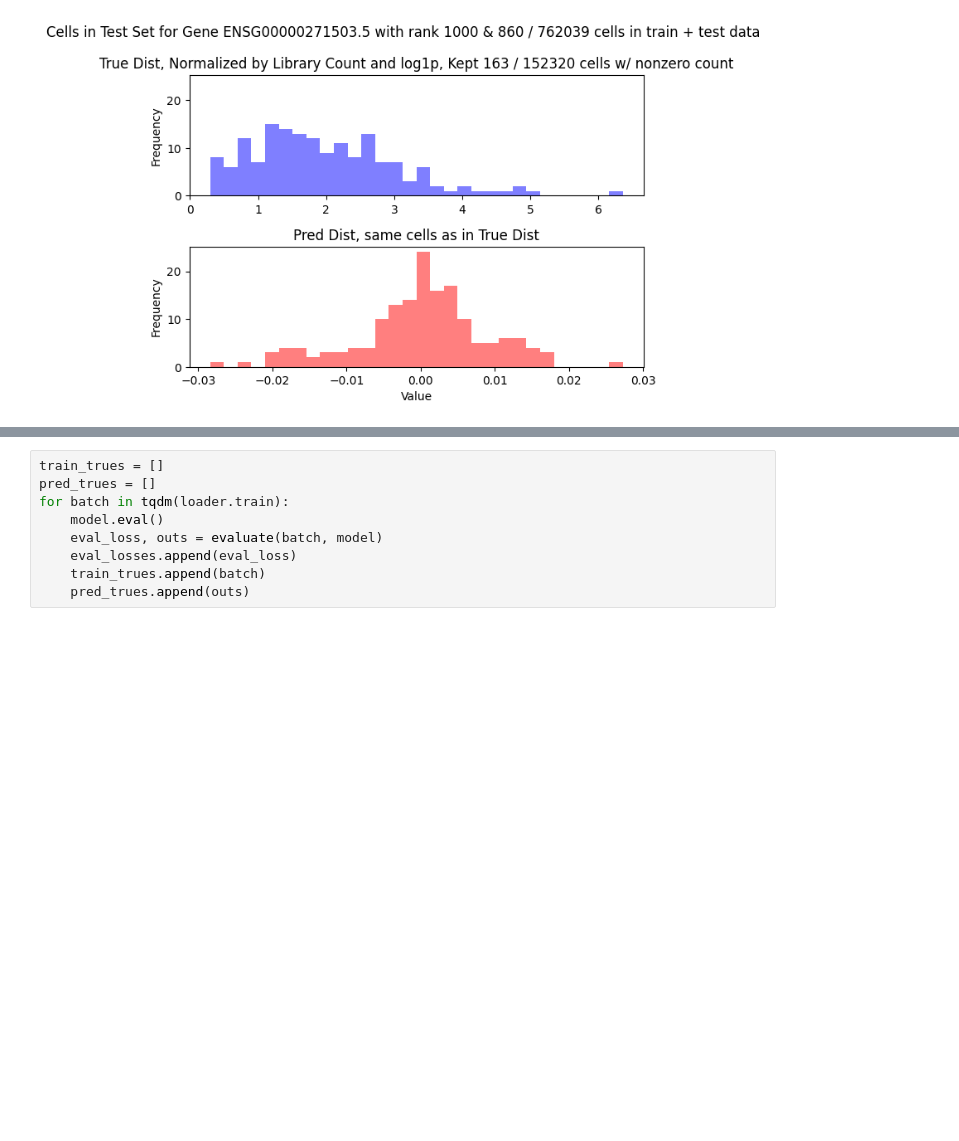
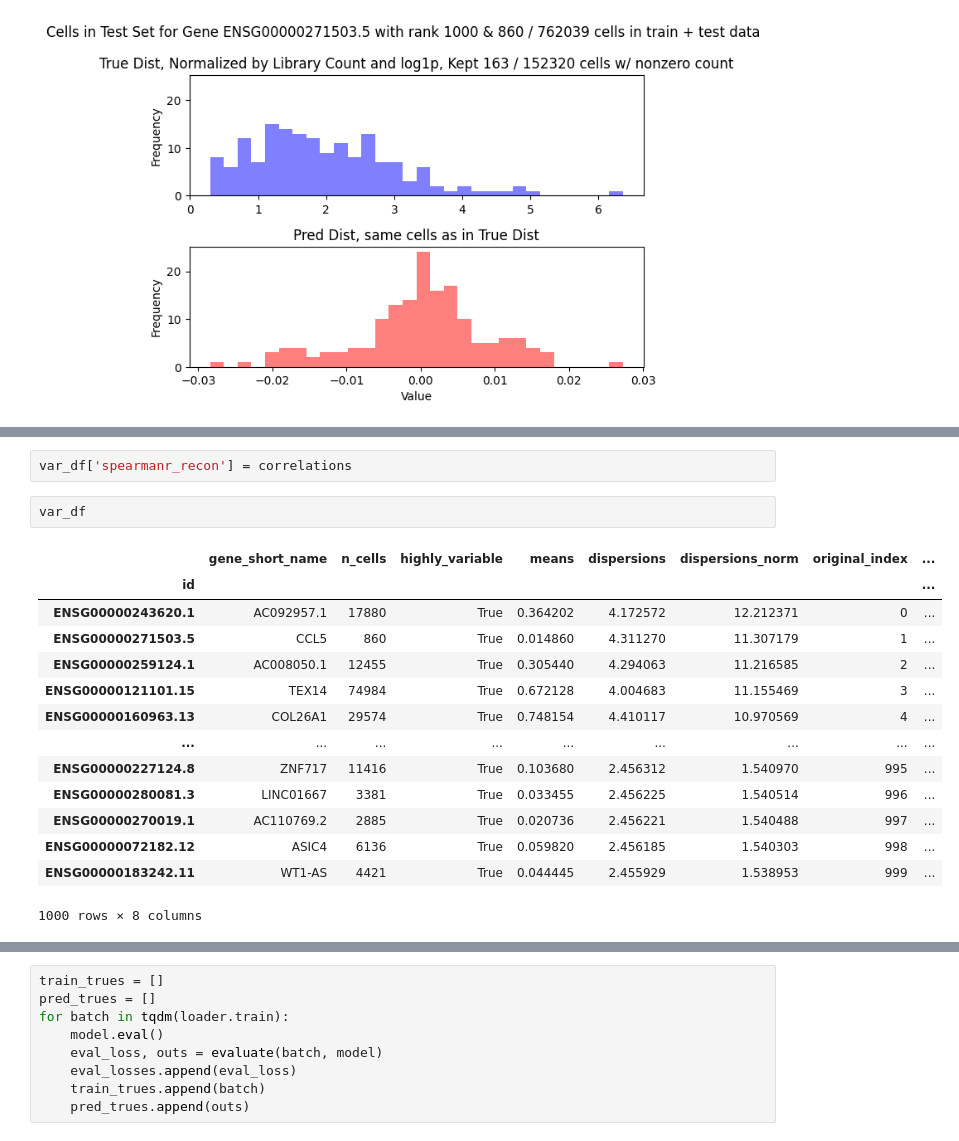
Before and after one commit to imahabub/scdiff, a Jupyter notebook: notebooks/6.23.23.gene_distribution_histogram.ipynb, the cells around one changed output, grey strips where cells are left out. Saved outputs shown, nothing was run; the diff lists cells and outputs as text; blank space fills up the shorter version.

```diff
--- a/notebooks/6.23.23.gene_distribution_histogram.ipynb
+++ b/notebooks/6.23.23.gene_distribution_histogram.ipynb
@@ -312,0 +364,19 @@ compare_true_and_pred_hist(trues, preds, 1)
+# %%
+var_df['spearmanr_recon'] = correlations
+# %%
+var_df
+# %% [output]
+|  | gene_short_name | n_cells | highly_variable | means | dispersions | dispersions_norm | original_index | ... |
+| id |  |  |  |  |  |  |  | ... |
+| ENSG00000243620.1 | AC092957.1 | 17880 | True | 0.364202 | 4.172572 | 12.212371 | 0 | ... |
+| ENSG00000271503.5 | CCL5 | 860 | True | 0.014860 | 4.311270 | 11.307179 | 1 | ... |
+| ENSG00000259124.1 | AC008050.1 | 12455 | True | 0.305440 | 4.294063 | 11.216585 | 2 | ... |
+| ENSG00000121101.15 | TEX14 | 74984 | True | 0.672128 | 4.004683 | 11.155469 | 3 | ... |
+| ENSG00000160963.13 | COL26A1 | 29574 | True | 0.748154 | 4.410117 | 10.970569 | 4 | ... |
+| ... | ... | ... | ... | ... | ... | ... | ... | ... |
+| ENSG00000227124.8 | ZNF717 | 11416 | True | 0.103680 | 2.456312 | 1.540970 | 995 | ... |
+| ENSG00000280081.3 | LINC01667 | 3381 | True | 0.033455 | 2.456225 | 1.540514 | 996 | ... |
+| ENSG00000270019.1 | AC110769.2 | 2885 | True | 0.020736 | 2.456221 | 1.540488 | 997 | ... |
+| ENSG00000072182.12 | ASIC4 | 6136 | True | 0.059820 | 2.456185 | 1.540303 | 998 | ... |
+| ENSG00000183242.11 | WT1-AS | 4421 | True | 0.044445 | 2.455929 | 1.538953 | 999 | ... |
+1000 rows × 8 columns
```
Also changed, not shown: parts of 12 cells of this notebook.
